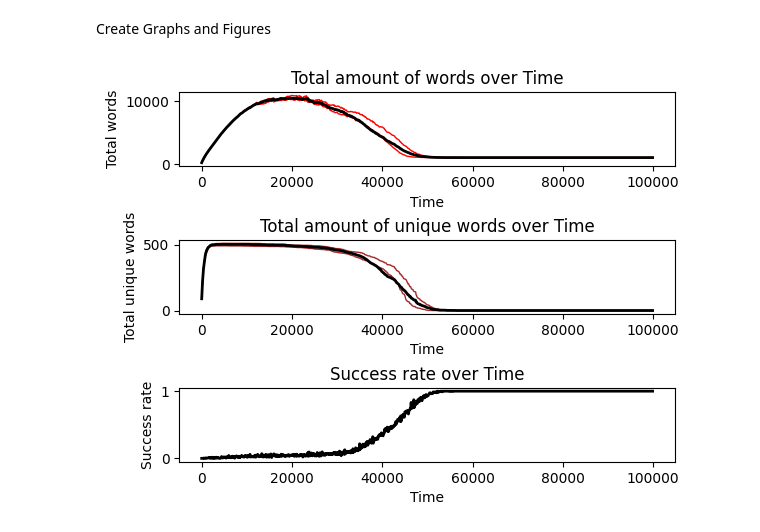
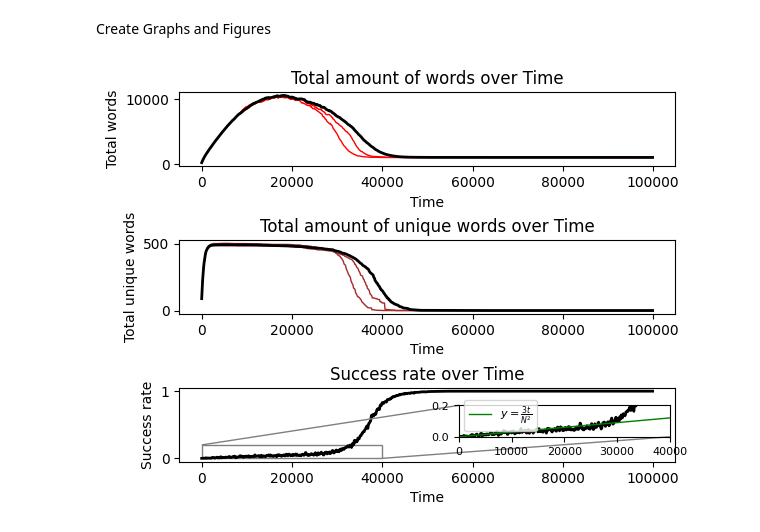
Before and after one commit to Fab159ian/CMSS_Exercises, a Jupyter notebook: exercise1.ipynb, the cells around one changed output. Drawn from its saved outputs; the diff is of its cells as text; code cells hidden in the pictures.

Commit message:
Finish main implementation of figure 2

```diff
--- a/exercise1.ipynb
+++ b/exercise1.ipynb
@@ -34,7 +34,7 @@ import seaborn as sns
 import matplotlib.pyplot as plt
 import random
 
-DEBUG = False
+DEBUGVOCAB = False
 DEBUGSTEP = False
 # %% [output]
 Python 3.12.6
@@ -129,7 +129,7 @@ class NamingGameModel(mesa.Model):
     def __init__(self, N=100, m_objects=1, seed=None):
         super().__init__(seed=seed)
         self.num_agents = N
-        self.success_rate = SuccessRate(maxlen=100)
+        self.success_rate = SuccessRate(maxlen=200)
         self.datacollector = DataCollector(
             agent_reporters={"Vocabulary": NamingGameAgent.retrieve_vocabulary,
                              "Word_amount": NamingGameAgent.word_amount},
@@ -138,11 +138,6 @@ class NamingGameModel(mesa.Model):
                              "Total_word_amount": "total_word_amount",
                              "Total_unique_word_amount": "total_unique_word_amount"}
         )
-        #self.detailed_datacollector = DataCollector(
-        #    model_reporters={"Successful_interactions": "successful_interactions",
-        #                     "Total_word_amount": "total_word_amount",
-        #                     "Total_unique_word_amount": "total_unique_word_amount"}
-        #)
         self.m_objects = m_objects
         NamingGameAgent.create_agents(model=self, n=N, m_objects=m_objects)
 
@@ -150,7 +145,7 @@ class NamingGameModel(mesa.Model):
         if self.steps % 100 == 0:
             self.datacollector.collect(self)
         speaker, hearer = random.sample(self.agents, 2)
-        if self.steps % 100 == 0 and DEBUG:
+        if self.steps % 100 == 0 and DEBUGVOCAB:
             if speaker.word_amount() != 0:
                 print(speaker.word_amount())
                 print(speaker.retrieve_vocabulary())
@@ -196,7 +189,7 @@ N = 1000
 M = 1
 t = 100000
 
-RUNS = 3
+RUNS = 50
 single_run1 = np.random.randint(0, int(RUNS/4)+1)
 single_run2 = min(int(RUNS-1), int(RUNS - single_run1))
 print(single_run1)
@@ -218,6 +211,4 @@ for i in range(RUNS):
         model_df = model_data
     else:
         model_df = (model_df + model_data) / 2
-
-model_df
 # %% [output]
@@ -274,36 +267,57 @@ model_df
 # %% [markdown]
 Create Graphs and Figures
 # %%
+from mpl_toolkits.axes_grid1.inset_locator import inset_axes, mark_inset
+
 model_df["scaled_index"] = model_df.index * 100
 single_run1_model_data["scaled_index"] = single_run1_model_data.index * 100
 single_run2_model_data["scaled_index"] = single_run2_model_data.index * 100
 fig, axs = plt.subplots(nrows=3)
 
 #figure showing all total words over time
 g = sns.lineplot(data=single_run1_model_data[["Total_word_amount", "scaled_index"]], x="scaled_index", y="Total_word_amount",
                  ax=axs[0], color="red", linewidth=1)
 g = sns.lineplot(data=single_run2_model_data[["Total_word_amount", "scaled_index"]], x="scaled_index", y="Total_word_amount",
                  ax=axs[0], color="red", linewidth=1)
 g = sns.lineplot(data=model_df[["Total_word_amount", "scaled_index"]], x="scaled_index", y="Total_word_amount",
                  ax=axs[0], color="black", linewidth=2)
 g.set(title="Total amount of words over Time", ylabel="Total words", xlabel="Time")
 
 #figure showing all unique words over time
 g = sns.lineplot(data=single_run1_model_data[["Total_unique_word_amount", "scaled_index"]], x="scaled_index", y="Total_unique_word_amount",
                  ax=axs[1], color="brown", linewidth=1)
 g = sns.lineplot(data=single_run2_model_data[["Total_unique_word_amount", "scaled_index"]], x="scaled_index", y="Total_unique_word_amount",
                  ax=axs[1], color="brown", linewidth=1)
 g = sns.lineplot(data=model_df[["Total_unique_word_amount", "scaled_index"]], x="scaled_index", y="Total_unique_word_amount",
                  ax=axs[1], color="black", linewidth=2)
 g.set(title="Total amount of unique words over Time", ylabel="Total unique words", xlabel="Time")
 
 #figure showing all successful interactions over time
 g = sns.lineplot(data=model_df[["Success_rate", "scaled_index"]], x="scaled_index", y="Success_rate",
                  ax=axs[2], color="black", linewidth=2)
 g.set(title="Success rate over Time", ylabel="Success rate", xlabel="Time")
 
 #smaller figure showing succesful interactions over time with overlaid s(t)=3t/N^2
+ax_inset = inset_axes(axs[2], width="85%", height="85%", loc='center left',
+                      bbox_to_anchor=(0.55, 0.3, 0.5, 0.5), bbox_transform=axs[2].transAxes)
+
+smaller_df = model_df[model_df["scaled_index"]<=50000]
+x = model_df["scaled_index"]
+inset_y = model_df["Success_rate"]
+y = 3 * x / N**2
+ax_inset.plot(x, inset_y,
+              color="black", linewidth=2)
+ax_inset.plot(x, y,
+              color='green', label=r'$y = \frac{3t}{N^2}$', linewidth=1)
+
+#zoom
+ax_inset.set_xlim(0, 40000)
+ax_inset.set_ylim(0, 0.2)
+ax_inset.tick_params(axis='both', labelsize=8)
+ax_inset.legend(fontsize=8)
+
+mark_inset(axs[2], ax_inset, loc1=2, loc2=4, fc="none", ec="0.5") #TODO ask if this is too messy
 
 plt.subplots_adjust(hspace=1)
 # %% [output]
-[figure, old version]
+[figure, new version]
```
Also changed, not shown: parts of 4 cells of this notebook.
